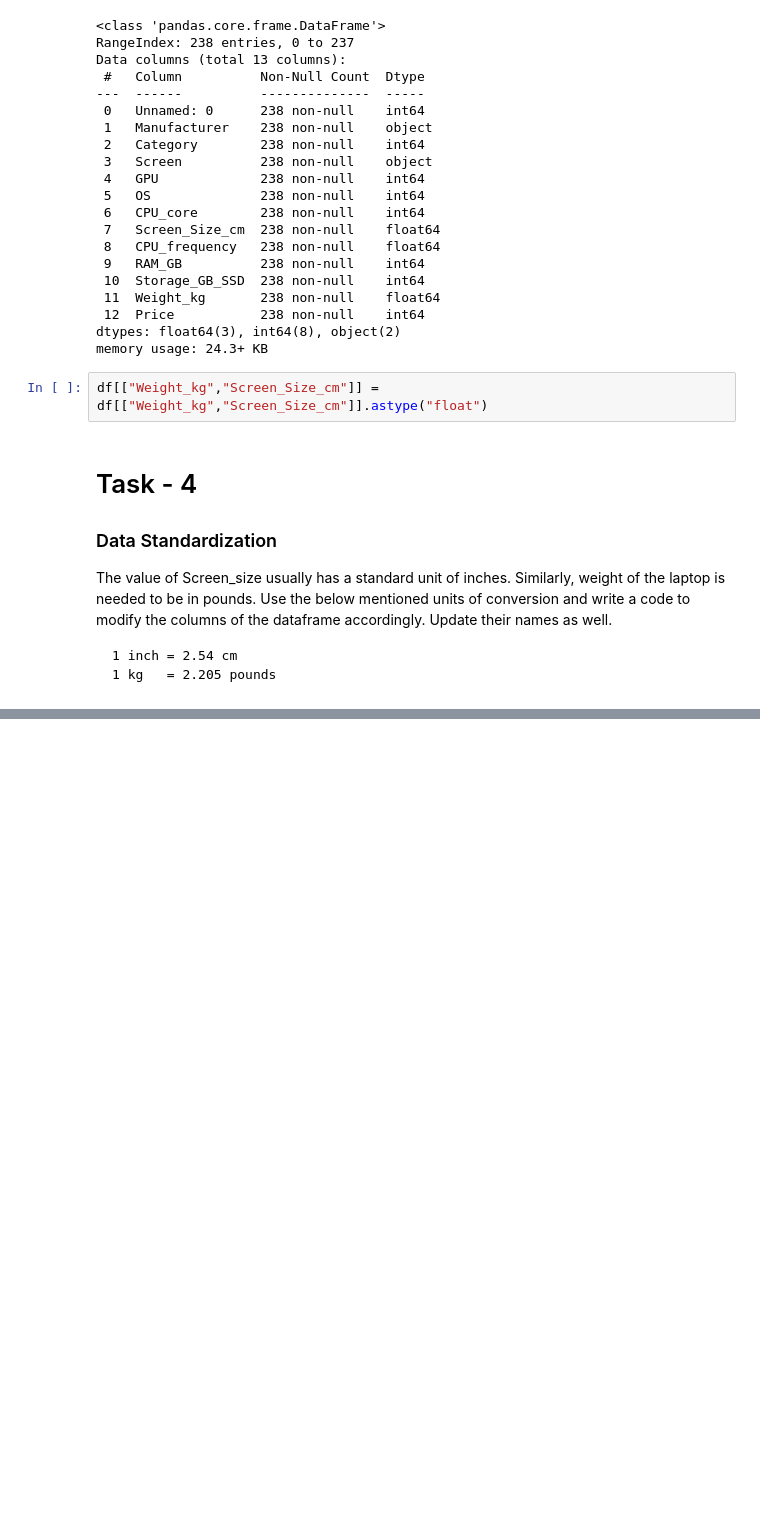
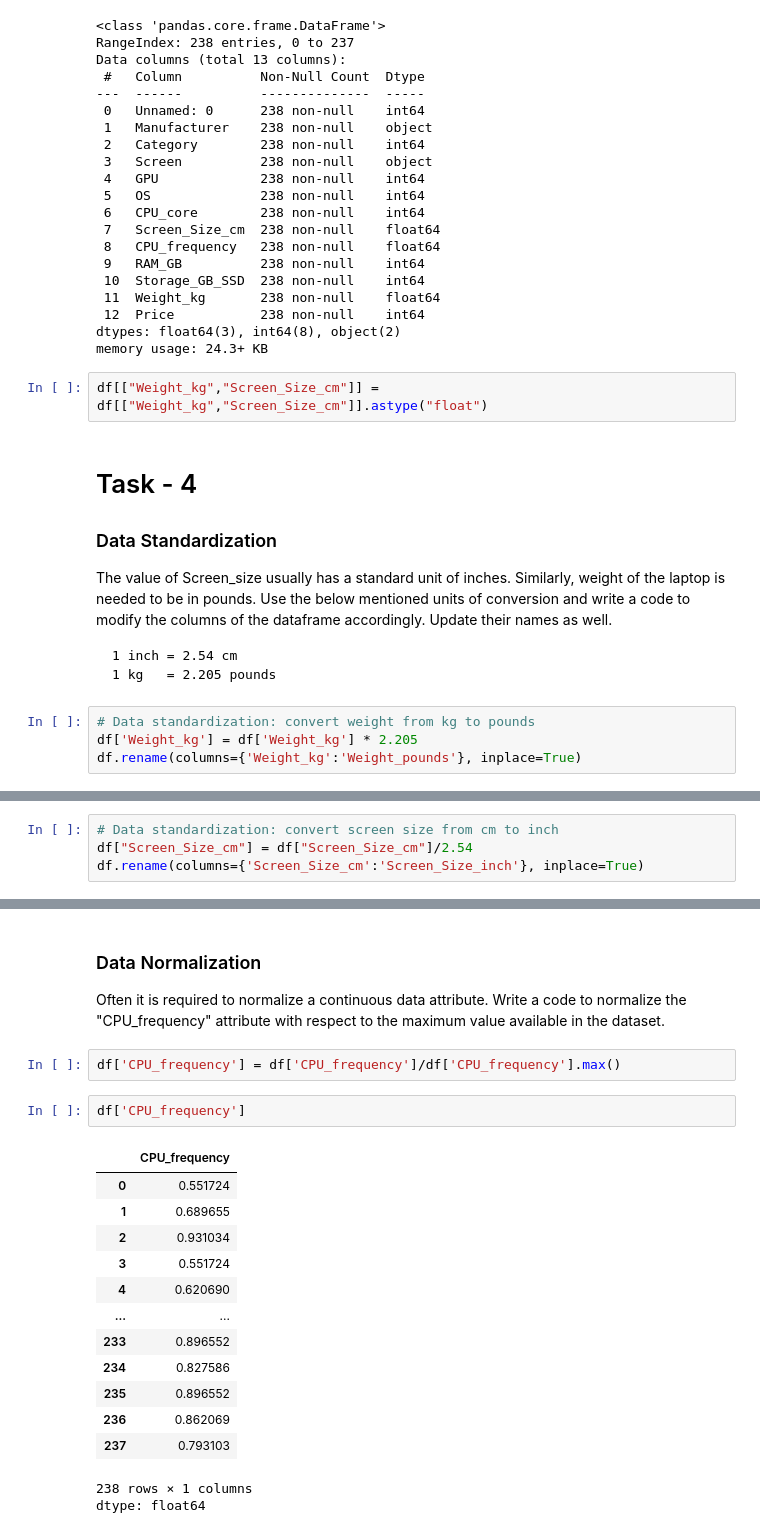
Before and after one commit to sayanarajasekhar/pandas, a Jupyter notebook: Data_Wrangling_Practice.ipynb, the cells around one changed output, grey strips where cells are left out. Drawn from its saved outputs; the diff is of its cells as text; blank space fills up the shorter version.

Commit message:
Data_Wrangling_Practice - Task 4 complete

````diff
--- a/Data_Wrangling_Practice.ipynb
+++ b/Data_Wrangling_Practice.ipynb
@@ -288,3 +288,7 @@ The value of Screen_size usually has a standard unit of inches. Similarly, weigh
 1 inch = 2.54 cm
 1 kg   = 2.205 pounds
 ```
+# %%
+# Data standardization: convert weight from kg to pounds
+df['Weight_kg'] = df['Weight_kg'] * 2.205
+df.rename(columns={'Weight_kg':'Weight_pounds'}, inplace=True)
@@ -290,0 +311,4 @@ The value of Screen_size usually has a standard unit of inches. Similarly, weigh
+# %%
+# Data standardization: convert screen size from cm to inch
+df["Screen_Size_cm"] = df["Screen_Size_cm"]/2.54
+df.rename(columns={'Screen_Size_cm':'Screen_Size_inch'}, inplace=True)
@@ -290,0 +331,22 @@ The value of Screen_size usually has a standard unit of inches. Similarly, weigh
+# %% [markdown]
+### Data Normalization
+Often it is required to normalize a continuous data attribute. Write a code to normalize the "CPU_frequency" attribute with respect to the maximum value available in the dataset.
+# %%
+df['CPU_frequency'] = df['CPU_frequency']/df['CPU_frequency'].max()
+# %%
+df['CPU_frequency']
+# %% [output]
+|  | CPU_frequency |
+| 0 | 0.551724 |
+| 1 | 0.689655 |
+| 2 | 0.931034 |
+| 3 | 0.551724 |
+| 4 | 0.620690 |
+| ... | ... |
+| 233 | 0.896552 |
+| 234 | 0.827586 |
+| 235 | 0.896552 |
+| 236 | 0.862069 |
+| 237 | 0.793103 |
+238 rows × 1 columns
+dtype: float64
````
Also changed, not shown: parts of 2 cells of this notebook.
